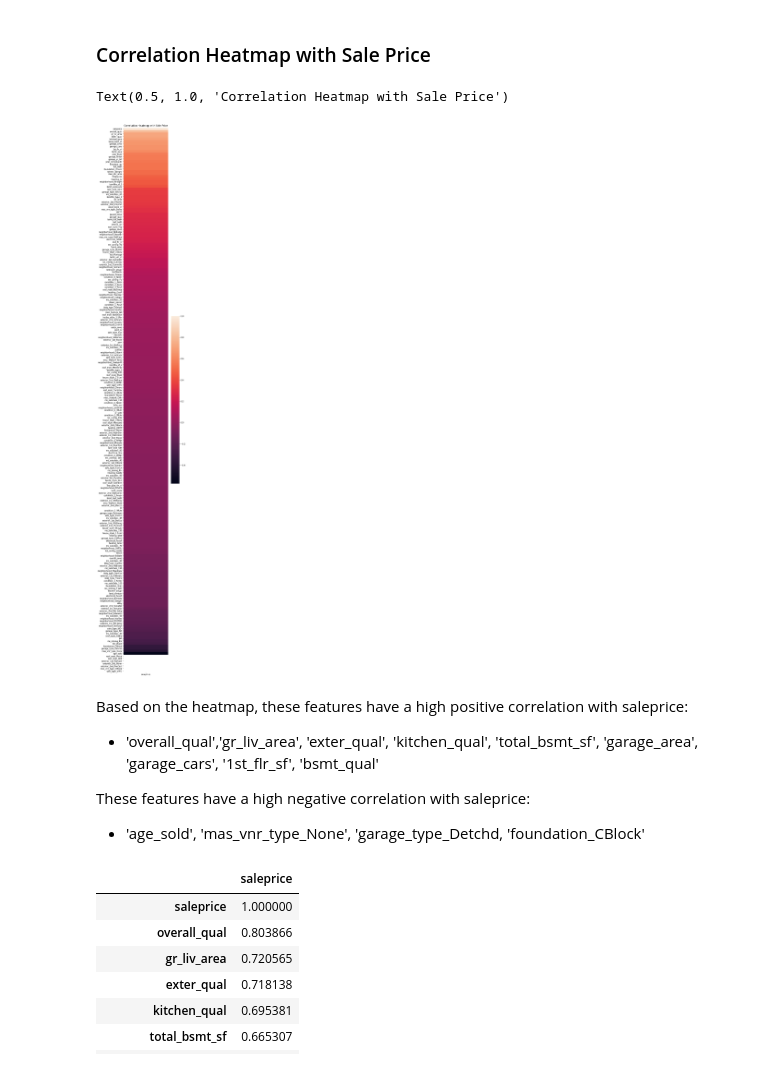
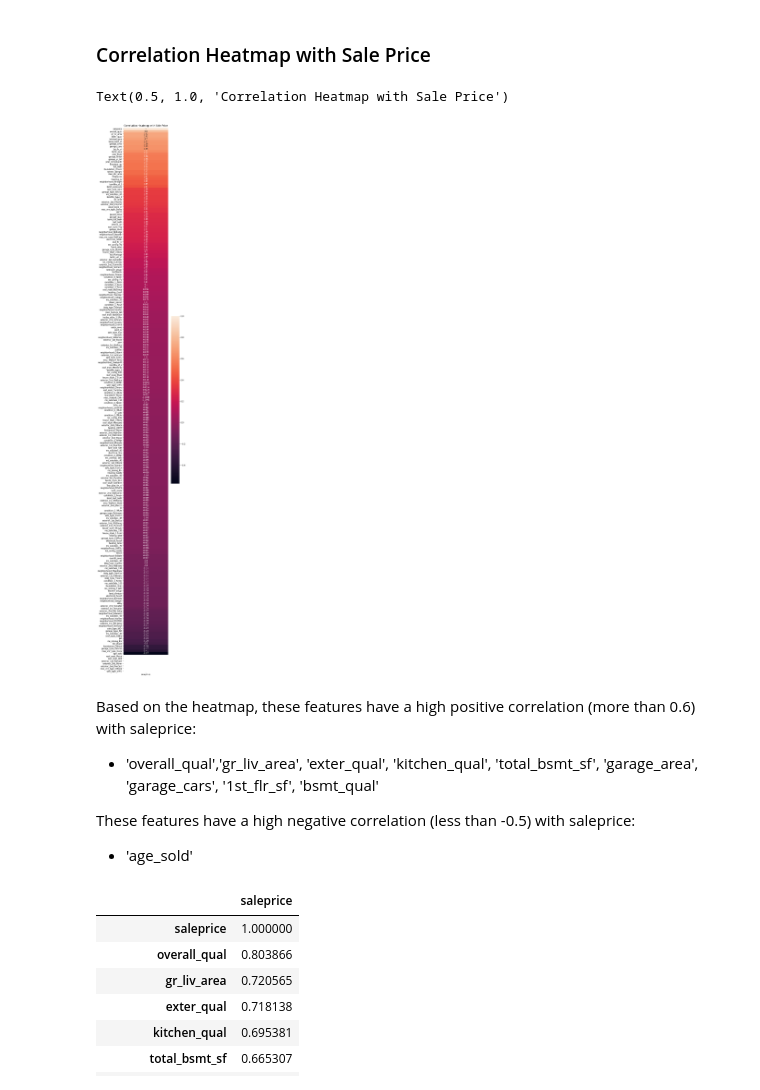
Before and after one commit to ohmung/DSIprojects, a Jupyter notebook: project_2/project_2.ipynb, the cells around one changed output. Saved outputs shown, nothing was run; the diff lists cells and outputs as text; code cells hidden in the pictures.

```diff
--- a/project_2/project_2.ipynb
+++ b/project_2/project_2.ipynb
@@ -843,18 +848,18 @@ ames_test_dummies.to_csv('./datasets/ames_test_dummies.csv',index=False)
 ### Correlation Heatmap with Sale Price
 # %%
 plt.figure(figsize=(5,50))
-sns.heatmap(ames_dummies.corr()[['saleprice']].sort_values('saleprice',ascending=False))
+sns.heatmap(ames_dummies.corr()[['saleprice']].sort_values('saleprice',ascending=False),annot=True)
 plt.title('Correlation Heatmap with Sale Price')
 # %% [output]
 Text(0.5, 1.0, 'Correlation Heatmap with Sale Price')
-[figure, old version]
+[figure, new version]
 # %% [markdown]
-Based on the heatmap, these features have a high positive correlation with saleprice:
+Based on the heatmap, these features have a high positive correlation (more than 0.6) with saleprice:
 
 * 'overall_qual','gr_liv_area', 'exter_qual', 'kitchen_qual', 'total_bsmt_sf', 'garage_area', 'garage_cars', '1st_flr_sf', 'bsmt_qual'
 
-These features have a high negative correlation with saleprice:
-* 'age_sold', 'mas_vnr_type_None', 'garage_type_Detchd, 'foundation_CBlock'
+These features have a high negative correlation (less than -0.5) with saleprice:
+* 'age_sold'
 # %%
 ames_dummies.corr()[['saleprice']].sort_values('saleprice',ascending=False)
 # %% [output]
```
Also changed, not shown: parts of 16 cells of this notebook, 5 other files.
